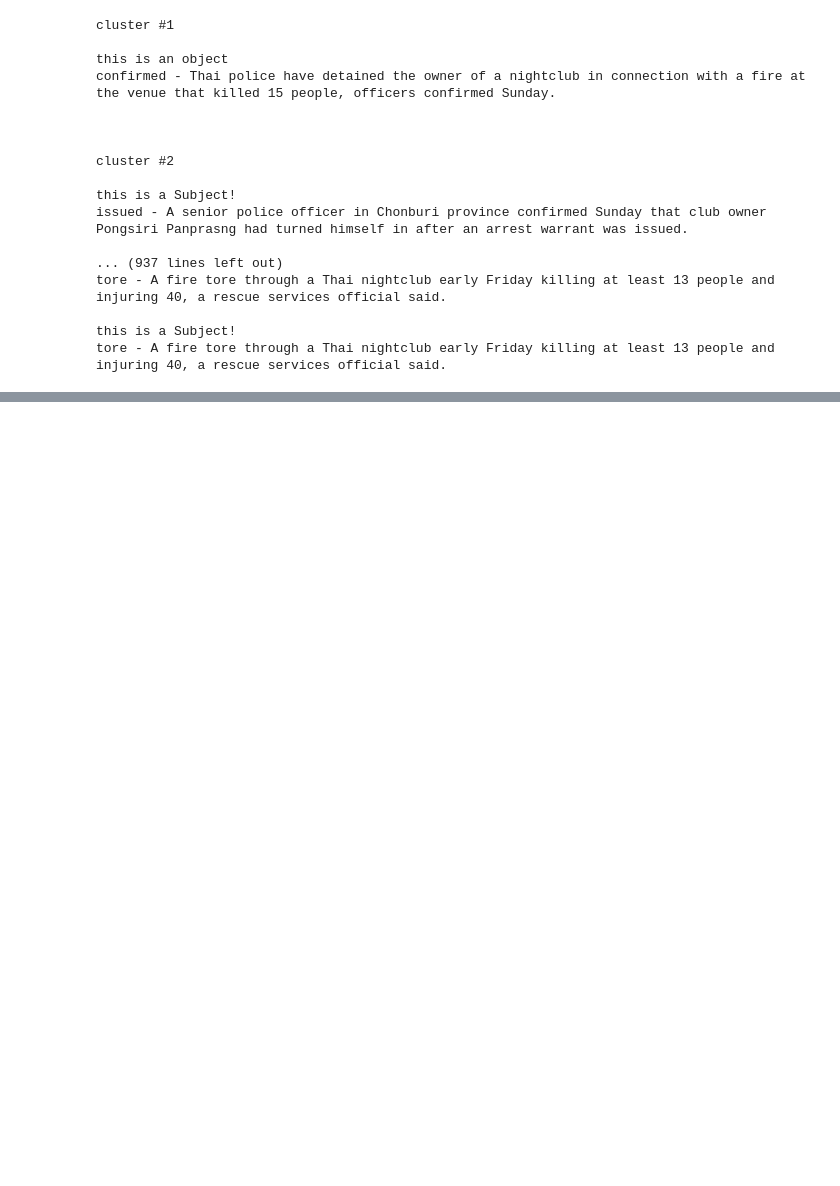
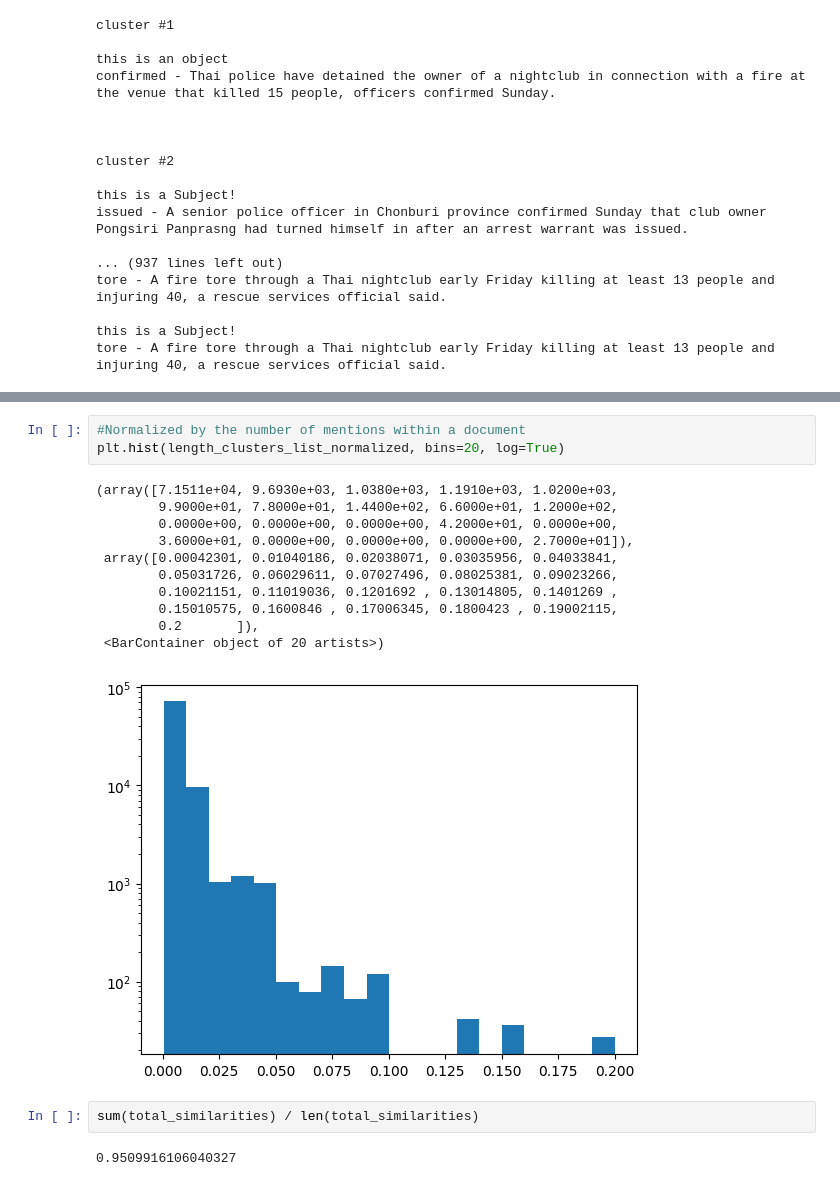
Before and after one commit to ANR-kFLOW/KG2Narrative, a Jupyter notebook: get_statistics.ipynb, the cells around one changed output, grey strips where cells are left out. Cells and saved outputs as stored; diff of their text form; blank space fills up the shorter version.

```diff
--- a/get_statistics.ipynb
+++ b/get_statistics.ipynb
@@ -126,0 +215,19 @@ tore - A fire tore through a Thai nightclub early Friday killing at least 13 peo
+# %%
+#Normalized by the number of mentions within a document
+plt.hist(length_clusters_list_normalized, bins=20, log=True)
+# %% [output]
+(array([7.1511e+04, 9.6930e+03, 1.0380e+03, 1.1910e+03, 1.0200e+03,
+        9.9000e+01, 7.8000e+01, 1.4400e+02, 6.6000e+01, 1.2000e+02,
+        0.0000e+00, 0.0000e+00, 0.0000e+00, 4.2000e+01, 0.0000e+00,
+        3.6000e+01, 0.0000e+00, 0.0000e+00, 0.0000e+00, 2.7000e+01]),
+ array([0.00042301, 0.01040186, 0.02038071, 0.03035956, 0.04033841,
+        0.05031726, 0.06029611, 0.07027496, 0.08025381, 0.09023266,
+        0.10021151, 0.11019036, 0.1201692 , 0.13014805, 0.1401269 ,
+        0.15010575, 0.1600846 , 0.17006345, 0.1800423 , 0.19002115,
+        0.2       ]),
+ <BarContainer object of 20 artists>)
+[figure, added]
+# %%
+sum(total_similarities) / len(total_similarities)
+# %% [output]
+0.9509916106040327
```
Also changed, not shown: parts of 4 cells of this notebook.
